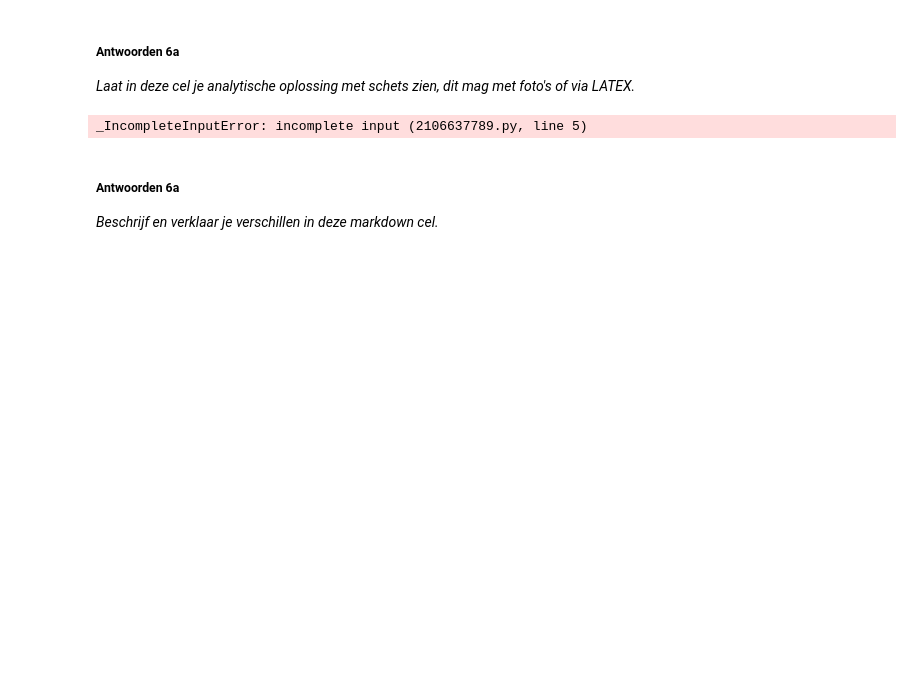
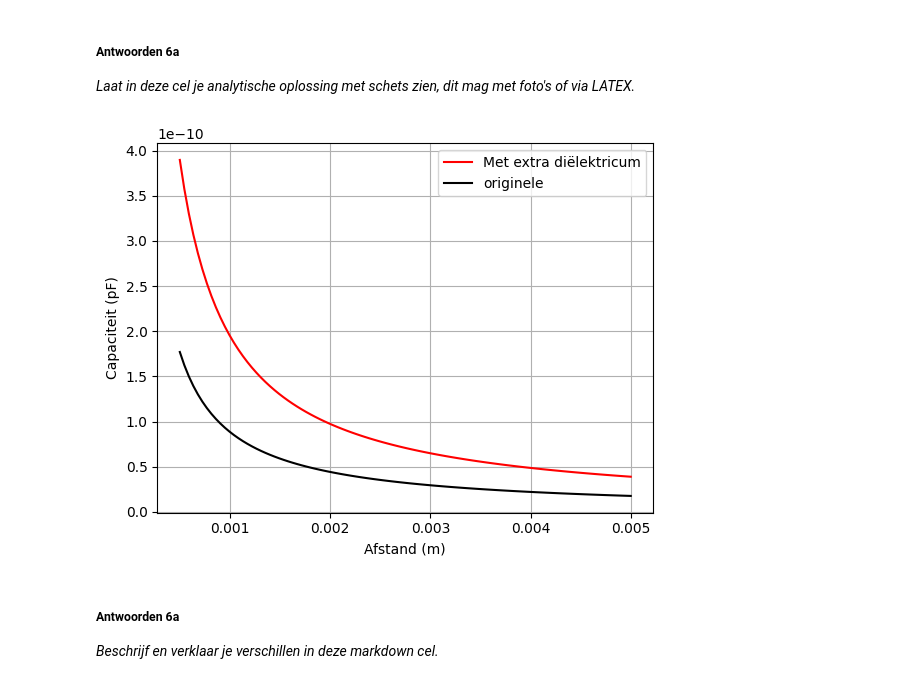
Before and after one commit to daanTN/DEF-Daan, a Jupyter notebook: DigitaleOntwerpopdrachten/1CondensatorOpdracht/CondensatorOntwerpopdracht.ipynb, the cells around one changed output. Saved outputs shown, nothing was run; the diff lists cells and outputs as text; code cells hidden in the pictures; blank space fills up the shorter version.

```diff
--- a/DigitaleOntwerpopdrachten/1CondensatorOpdracht/CondensatorOntwerpopdracht.ipynb
+++ b/DigitaleOntwerpopdrachten/1CondensatorOpdracht/CondensatorOntwerpopdracht.ipynb
@@ -988,12 +988,29 @@ Deze vraag is goed om te kiezen als je in je ontwerp een kleine laag extra mater
 # %%
 
 # Schrijf hier de code voor je oplossing. Gebruik hier je eerder gemaakte functies
-def condensator_extra_laag(d,permiviteit,): # Schrijf hier jouw functie
-
-
-### Maak hier je plot
+afstandarray= np.linspace(0.5e-3,5e-3,101)
+oppervlakte_opstelling=0.1**2  # gemeten
+permittiviteit_plastic=2.2  # plastic was polypropyleen en de waarde opgezocht
+def condensator_extra_laag(d,permittiviteit_material,A):
+    return  (perm_vacuum*permittiviteit_material*A)/d
+Capa_new=condensator_extra_laag(afstandarray,permittiviteit_plastic,oppervlakte_opstelling)
+para = {
+    "A": 0.01,
+    "d": afstandarray,
+    "epsilon0": 8.85e-12
+}
+Capa_oud=vlakkeplaat(para)  # oude formule
+## Maak hier je plot
+plt.figure()
+plt.plot(afstandarray,Capa_new,'r',label='Met extra diëlektricum')
+plt.plot(afstandarray,Capa_oud,'k',label='originele')
+plt.ylabel('Capaciteit (pF)')
+plt.xlabel('Afstand (m)')
+plt.legend()
+plt.grid(True)
+plt.show()
 # %% [output]
-_IncompleteInputError: incomplete input (2106637789.py, line 5)
+[figure, added]
 # %% [markdown]
 ##### Antwoorden 6a
 
```
Also changed, not shown: parts of 1 cell of this notebook, 1 other file.
